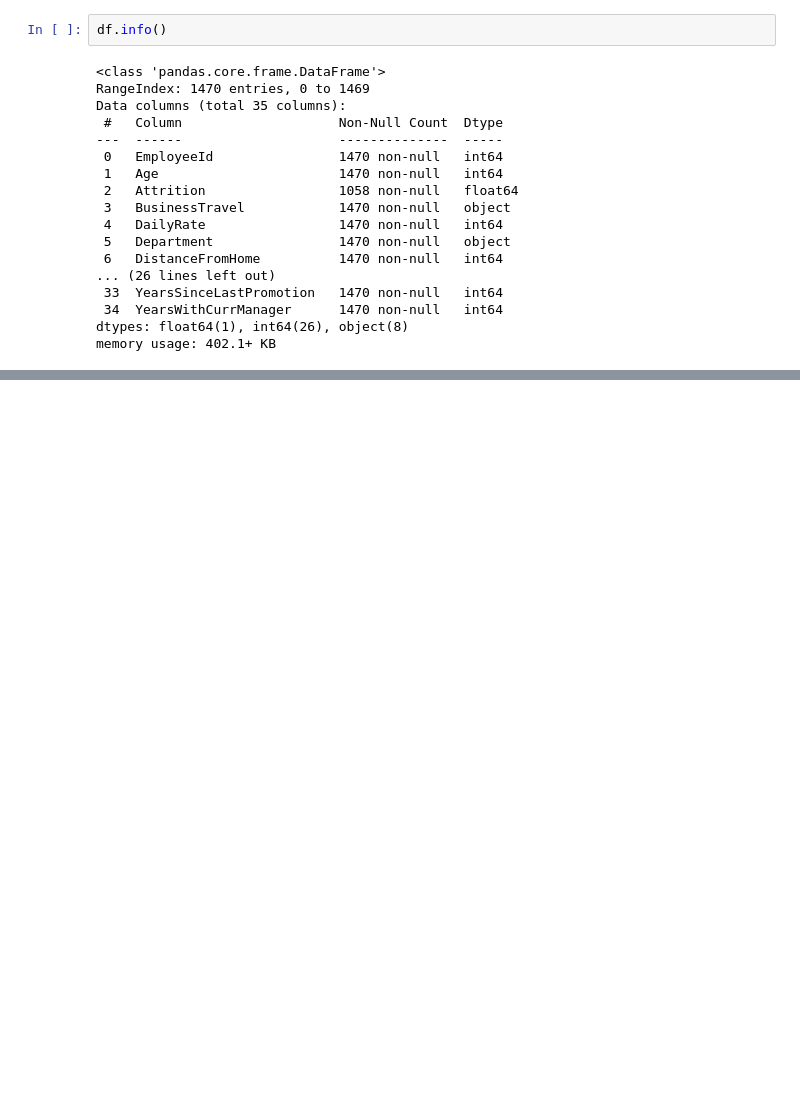
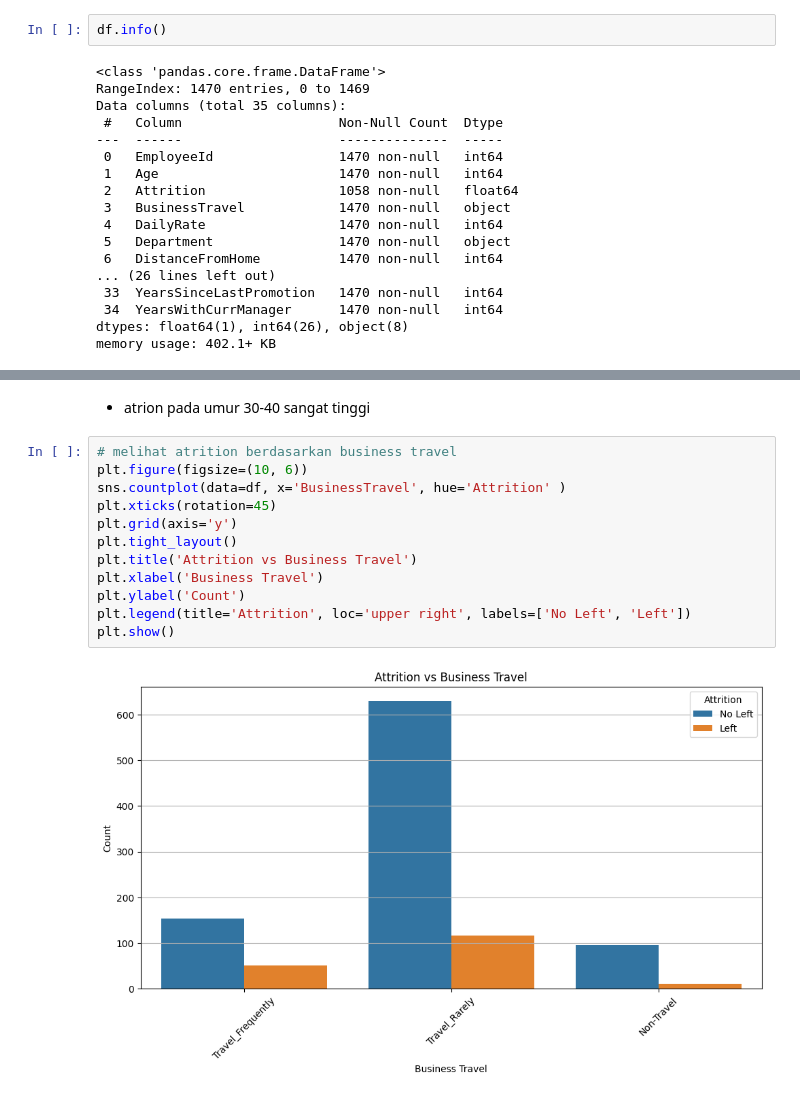
Before and after one commit to WildanFadhilNazaruddin/Understanding-and-Predicting-Employee-Turnover-at-Jaya-Jaya-Maju, a Jupyter notebook: model.ipynb, the cells around one changed output, grey strips where cells are left out. Cells and saved outputs as stored; diff of their text form; blank space fills up the shorter version.

```diff
--- a/model.ipynb
+++ b/model.ipynb
@@ -61,0 +387,16 @@ print(unique_employee_ids)
+# %% [markdown]
+- atrion pada umur 30-40 sangat tinggi
+# %%
+# melihat atrition berdasarkan business travel
+plt.figure(figsize=(10, 6))
+sns.countplot(data=df, x='BusinessTravel', hue='Attrition' )
+plt.xticks(rotation=45)
+plt.grid(axis='y')
+plt.tight_layout()
+plt.title('Attrition vs Business Travel')
+plt.xlabel('Business Travel')
+plt.ylabel('Count')
+plt.legend(title='Attrition', loc='upper right', labels=['No Left', 'Left'])
+plt.show()
+# %% [output]
+[figure, added]
```
Also changed, not shown: parts of 52 cells of this notebook.
